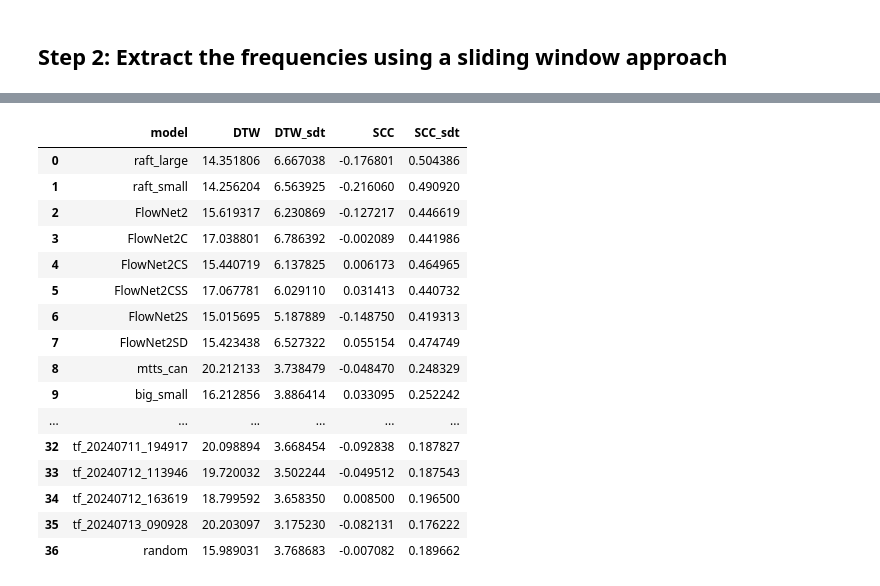
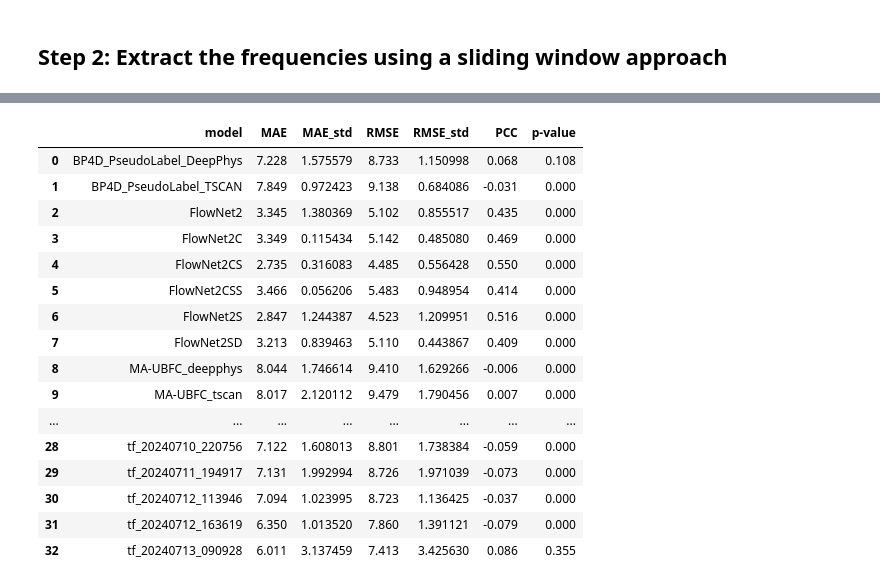
Before and after one commit to pzierahn/respiration, a Jupyter notebook: notebooks/03-Analysis/evaluation.ipynb, the cells around one changed output, grey strips where cells are left out. Saved outputs shown, nothing was run; the diff lists cells and outputs as text; code cells hidden in the pictures.

```diff
--- a/notebooks/03-Analysis/evaluation.ipynb
+++ b/notebooks/03-Analysis/evaluation.ipynb
@@ -243,22 +245,52 @@ results_table
-# %%
-distances_df = experiment_analysis.distances_df()
-distances_df.to_csv(utils.join_paths(analysis_dir, 'distances.csv'), index=False)
-distances_df
-# %% [output]
-|  | model | DTW | DTW_sdt | SCC | SCC_sdt |
-| 0 | raft_large | 14.351806 | 6.667038 | -0.176801 | 0.504386 |
-| 1 | raft_small | 14.256204 | 6.563925 | -0.216060 | 0.490920 |
-| 2 | FlowNet2 | 15.619317 | 6.230869 | -0.127217 | 0.446619 |
-| 3 | FlowNet2C | 17.038801 | 6.786392 | -0.002089 | 0.441986 |
-| 4 | FlowNet2CS | 15.440719 | 6.137825 | 0.006173 | 0.464965 |
-| 5 | FlowNet2CSS | 17.067781 | 6.029110 | 0.031413 | 0.440732 |
-| 6 | FlowNet2S | 15.015695 | 5.187889 | -0.148750 | 0.419313 |
-| 7 | FlowNet2SD | 15.423438 | 6.527322 | 0.055154 | 0.474749 |
-| 8 | mtts_can | 20.212133 | 3.738479 | -0.048470 | 0.248329 |
-| 9 | big_small | 16.212856 | 3.886414 | 0.033095 | 0.252242 |
-| ... | ... | ... | ... | ... | ... |
-| 32 | tf_20240711_194917 | 20.098894 | 3.668454 | -0.092838 | 0.187827 |
-| 33 | tf_20240712_113946 | 19.720032 | 3.502244 | -0.049512 | 0.187543 |
-| 34 | tf_20240712_163619 | 18.799592 | 3.658350 | 0.008500 | 0.196500 |
-| 35 | tf_20240713_090928 | 20.203097 | 3.175230 | -0.082131 | 0.176222 |
-| 36 | random | 15.989031 | 3.768683 | -0.007082 | 0.189662 |
+# %%
+results_table_x = results_table.copy()
+
+# Calculate the MAE and RMSE in beats per minute (bpm)
+results_table_x['MAE'] = results_table_x['MAE'].apply(lambda x: x * 60)
+results_table_x['RMSE'] = results_table_x['RMSE'].apply(lambda x: x * 60)
+
+# Calculate the PCC in absolute values
+# results_table_x['PCC'] = results_table_x['PCC'].apply(lambda x: abs(x))
+
+# Remove the cp method, because we use the improved nfcp method
+results_table_x = results_table_x[(results_table_x['method'] == 'pk') |
+                                  (results_table_x['method'] == 'psd')]
+
+# Calculate the average RMSE for each model
+average_metric = results_table_x.groupby('model')['MAE'].mean().reset_index()
+average_metric['MAE'] = average_metric['MAE'].apply(lambda x: round(x, 3))
+average_metric['MAE_std'] = results_table_x.groupby('model')['MAE'].std().values
+
+# Add the averaged RMSE for each model
+average_metric['RMSE'] = results_table_x.groupby('model')['RMSE'].mean().values
+average_metric['RMSE'] = average_metric['RMSE'].apply(lambda x: round(x, 3))
+average_metric['RMSE_std'] = results_table_x.groupby('model')['RMSE'].std().values
+
+# Add the averaged PCC for each model
+average_metric['PCC'] = results_table_x.groupby('model')['PCC'].mean().values
+average_metric['PCC'] = average_metric['PCC'].apply(lambda x: round(x, 3))
+average_metric['p-value'] = results_table_x.groupby('model')['PCC-p-value'].mean().values
+average_metric['p-value'] = average_metric['p-value'].apply(lambda x: round(x, 3))
+
+# Store the results
+average_metric.to_csv(utils.join_paths(analysis_dir, 'average_metrics.csv'), index=False)
+
+average_metric
+# %% [output]
+|  | model | MAE | MAE_std | RMSE | RMSE_std | PCC | p-value |
+| 0 | BP4D_PseudoLabel_DeepPhys | 7.228 | 1.575579 | 8.733 | 1.150998 | 0.068 | 0.108 |
+| 1 | BP4D_PseudoLabel_TSCAN | 7.849 | 0.972423 | 9.138 | 0.684086 | -0.031 | 0.000 |
+| 2 | FlowNet2 | 3.345 | 1.380369 | 5.102 | 0.855517 | 0.435 | 0.000 |
+| 3 | FlowNet2C | 3.349 | 0.115434 | 5.142 | 0.485080 | 0.469 | 0.000 |
+| 4 | FlowNet2CS | 2.735 | 0.316083 | 4.485 | 0.556428 | 0.550 | 0.000 |
+| 5 | FlowNet2CSS | 3.466 | 0.056206 | 5.483 | 0.948954 | 0.414 | 0.000 |
+| 6 | FlowNet2S | 2.847 | 1.244387 | 4.523 | 1.209951 | 0.516 | 0.000 |
+| 7 | FlowNet2SD | 3.213 | 0.839463 | 5.110 | 0.443867 | 0.409 | 0.000 |
+| 8 | MA-UBFC_deepphys | 8.044 | 1.746614 | 9.410 | 1.629266 | -0.006 | 0.000 |
+| 9 | MA-UBFC_tscan | 8.017 | 2.120112 | 9.479 | 1.790456 | 0.007 | 0.000 |
+| ... | ... | ... | ... | ... | ... | ... | ... |
+| 28 | tf_20240710_220756 | 7.122 | 1.608013 | 8.801 | 1.738384 | -0.059 | 0.000 |
+| 29 | tf_20240711_194917 | 7.131 | 1.992994 | 8.726 | 1.971039 | -0.073 | 0.000 |
+| 30 | tf_20240712_113946 | 7.094 | 1.023995 | 8.723 | 1.136425 | -0.037 | 0.000 |
+| 31 | tf_20240712_163619 | 6.350 | 1.013520 | 7.860 | 1.391121 | -0.079 | 0.000 |
+| 32 | tf_20240713_090928 | 6.011 | 3.137459 | 7.413 | 3.425630 | 0.086 | 0.355 |
```
Also changed, not shown: parts of 6 cells of this notebook.
